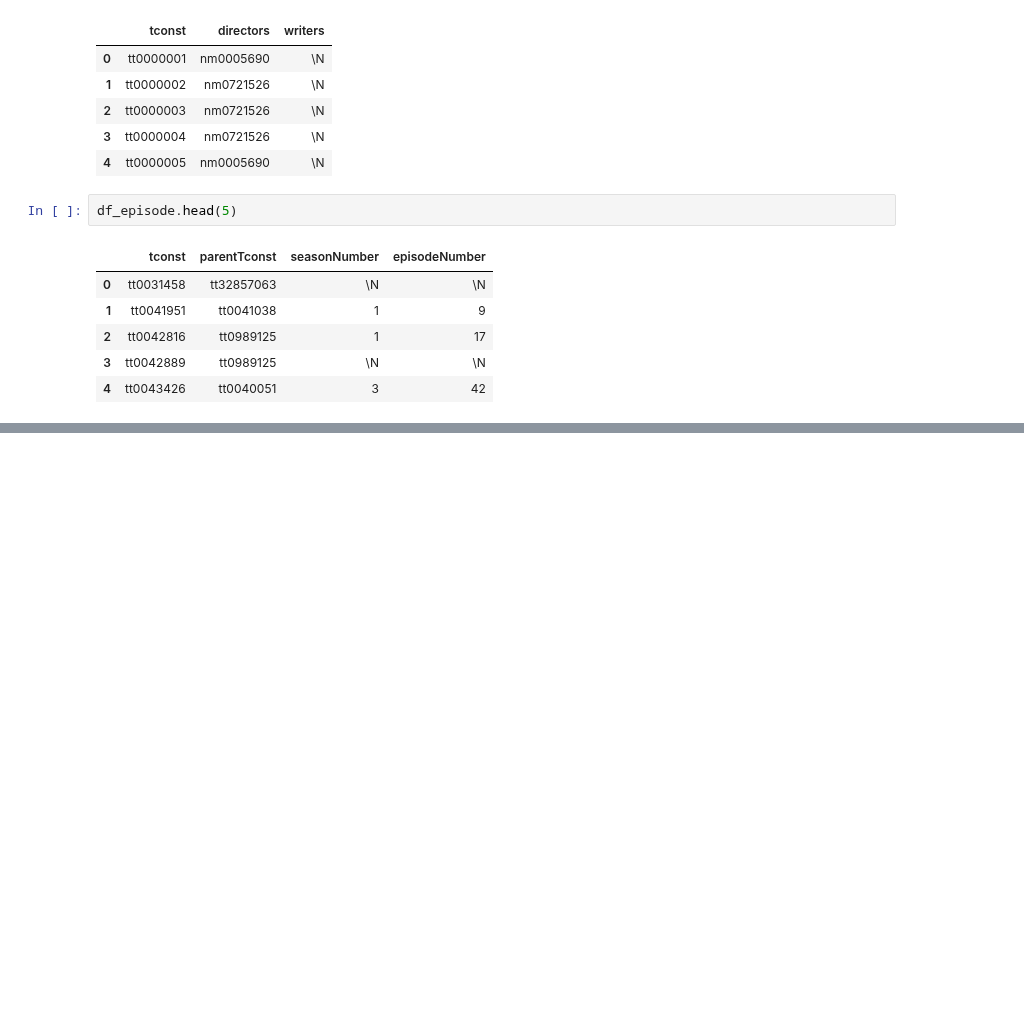
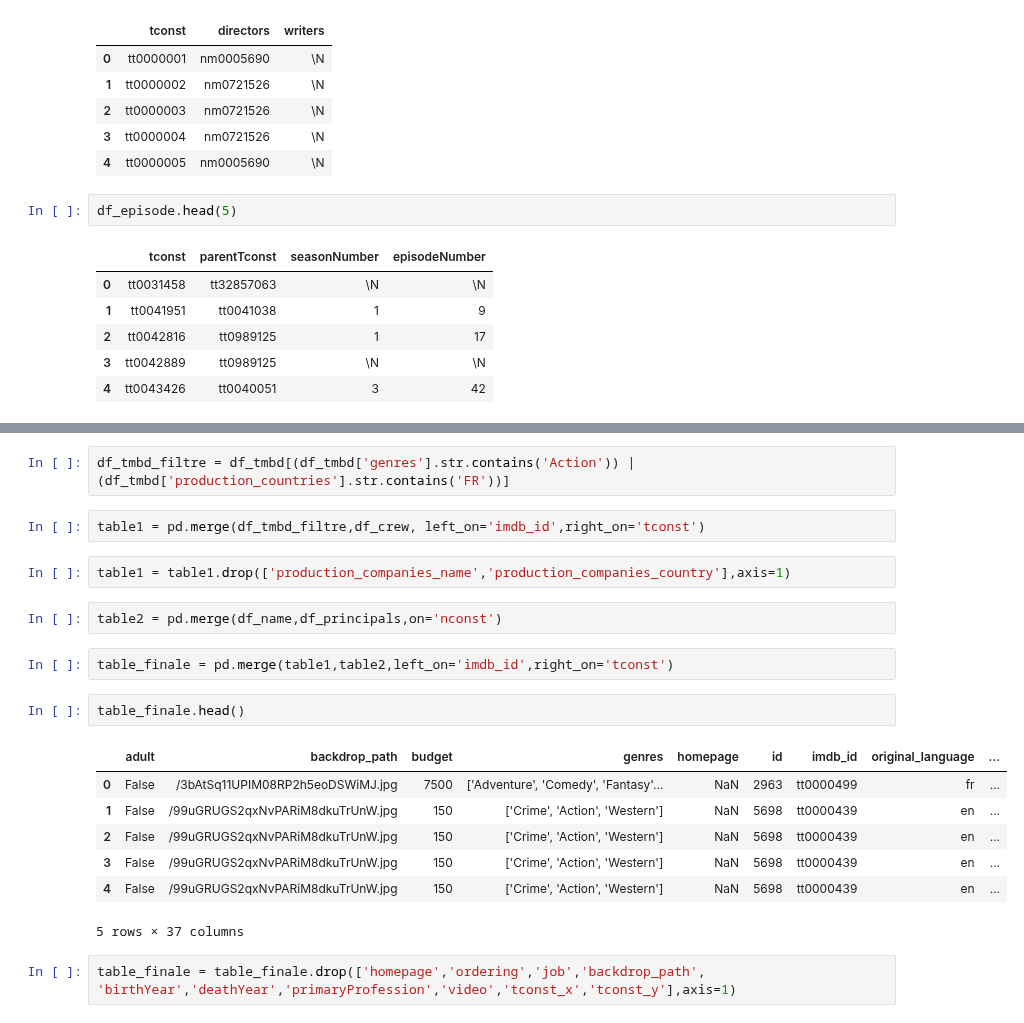
Before and after one commit to Cynthia-OK/CreuseLlywood, a Jupyter notebook: test_marie.ipynb, the cells around one changed output, grey strips where cells are left out. Drawn from its saved outputs; the diff is of its cells as text; blank space fills up the shorter version.

```diff
--- a/test_marie.ipynb
+++ b/test_marie.ipynb
@@ -95,0 +115,22 @@ df_ratings.head(5)
+# %%
+df_tmbd_filtre = df_tmbd[(df_tmbd['genres'].str.contains('Action')) | (df_tmbd['production_countries'].str.contains('FR'))]
+# %%
+table1 = pd.merge(df_tmbd_filtre,df_crew, left_on='imdb_id',right_on='tconst')
+# %%
+table1 = table1.drop(['production_companies_name','production_companies_country'],axis=1)
+# %%
+table2 = pd.merge(df_name,df_principals,on='nconst')
+# %%
+table_finale = pd.merge(table1,table2,left_on='imdb_id',right_on='tconst')
+# %%
+table_finale.head()
+# %% [output]
+|  | adult | backdrop_path | budget | genres | homepage | id | imdb_id | original_language | ... |
+| 0 | False | /3bAtSq11UPIM08RP2h5eoDSWiMJ.jpg | 7500 | ['Adventure', 'Comedy', 'Fantasy'... | NaN | 2963 | tt0000499 | fr | ... |
+| 1 | False | /99uGRUGS2qxNvPARiM8dkuTrUnW.jpg | 150 | ['Crime', 'Action', 'Western'] | NaN | 5698 | tt0000439 | en | ... |
+| 2 | False | /99uGRUGS2qxNvPARiM8dkuTrUnW.jpg | 150 | ['Crime', 'Action', 'Western'] | NaN | 5698 | tt0000439 | en | ... |
+| 3 | False | /99uGRUGS2qxNvPARiM8dkuTrUnW.jpg | 150 | ['Crime', 'Action', 'Western'] | NaN | 5698 | tt0000439 | en | ... |
+| 4 | False | /99uGRUGS2qxNvPARiM8dkuTrUnW.jpg | 150 | ['Crime', 'Action', 'Western'] | NaN | 5698 | tt0000439 | en | ... |
+5 rows × 37 columns
+# %%
+table_finale = table_finale.drop(['homepage','ordering','job','backdrop_path', 'birthYear','deathYear','primaryProfession','video','tconst_x','tconst_y'],axis=1)
```
Also changed, not shown: parts of 13 cells of this notebook.
